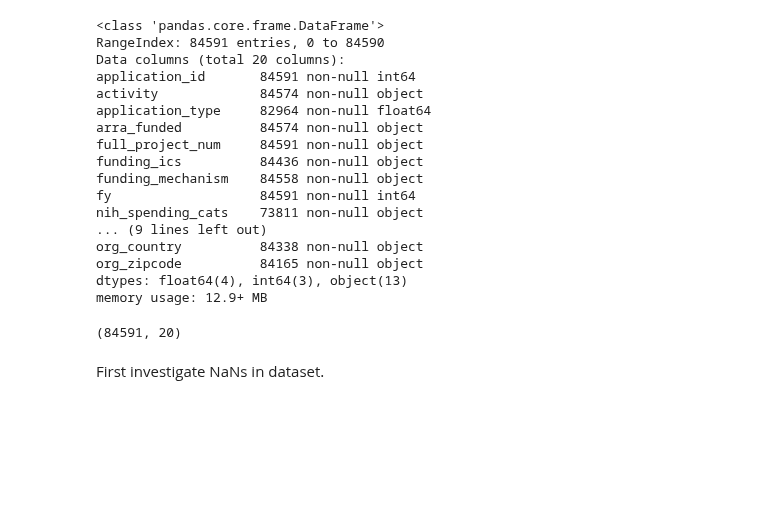
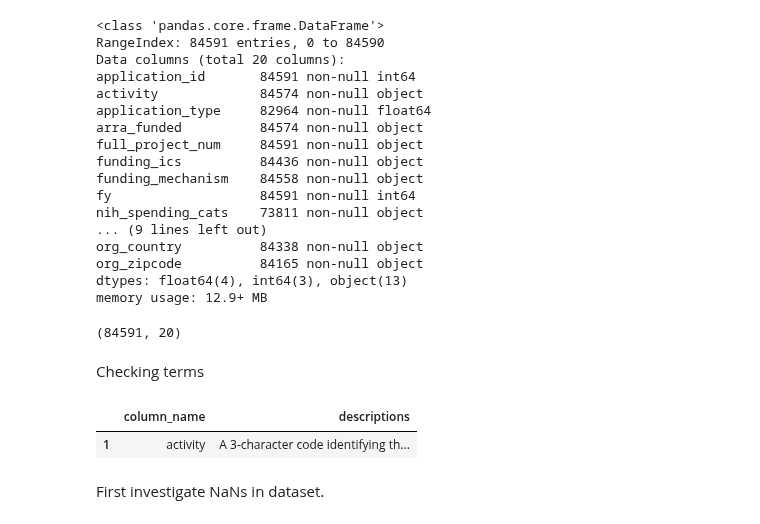
Before and after one commit to yuwie10/nih-awards, a Jupyter notebook: nih_awards.ipynb, the cells around one changed output. Saved outputs shown, nothing was run; the diff lists cells and outputs as text; code cells hidden in the pictures; blank space fills up the shorter version.

```diff
--- a/nih_awards.ipynb
+++ b/nih_awards.ipynb
@@ -368,6 +368,15 @@ org_zipcode          84165 non-null object
 dtypes: float64(4), int64(3), object(13)
 memory usage: 12.9+ MB
 (84591, 20)
+# %% [markdown]
+Checking terms
+# %%
+pd.set_option('display.max_colwidth', 500)
+col_info.ix[col_info['column_name'].str.contains('activity')]
+pd.set_option('display.max_colwidth', 50)
+# %% [output]
+|  | column_name | descriptions |
+| 1 | activity | A 3-character code identifying th... |
 # %% [markdown]
 First investigate NaNs in dataset.
 # %%
```
Also changed, not shown: parts of 13 cells of this notebook, 2 other files.
